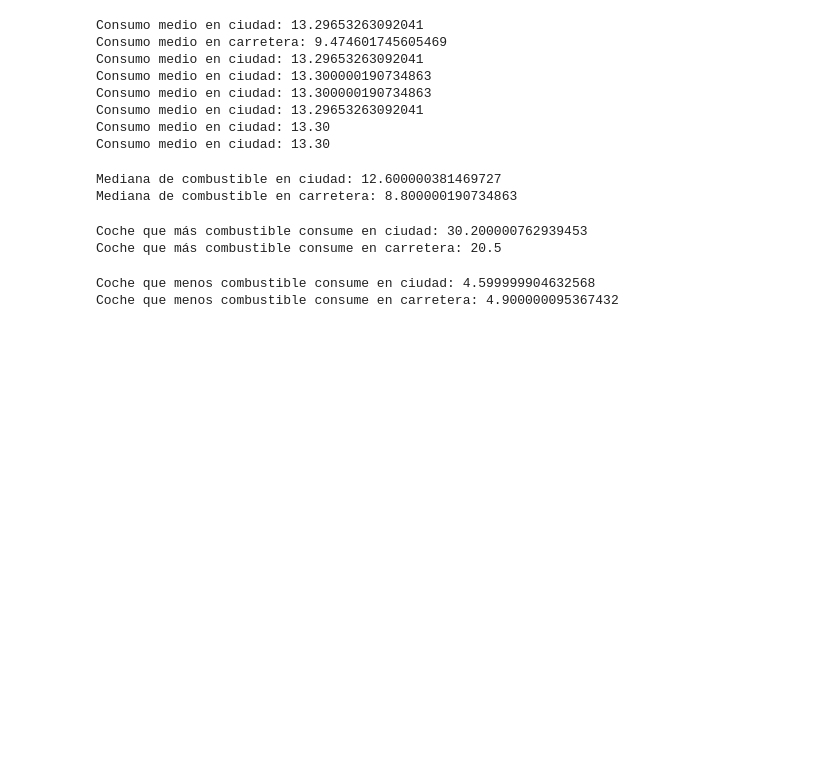
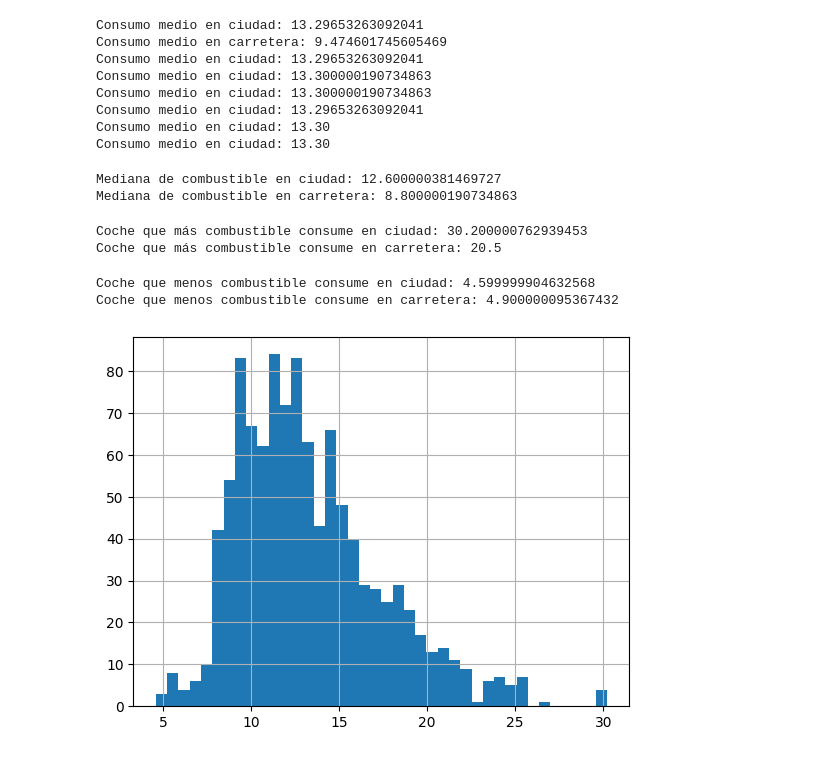
Before and after one commit to CaroliCosas/Bootcamp_Data_Science, a Jupyter notebook: mod2-estudio-matematicas-y-estadistica-main/01.Estudio Ejercicios/05.numpy_estadisticas.ipynb, the cells around one changed output. Saved outputs shown, nothing was run; the diff lists cells and outputs as text; code cells hidden in the pictures; blank space fills up the shorter version.

```diff
--- a/mod2-estudio-matematicas-y-estadistica-main/01.Estudio Ejercicios/05.numpy_estadisticas.ipynb
+++ b/mod2-estudio-matematicas-y-estadistica-main/01.Estudio Ejercicios/05.numpy_estadisticas.ipynb
@@ -94,3 +94,8 @@ print(f"Coche que menos combustible consume en carretera: {np.min(road_consumpti
 # %% [output]
 Coche que menos combustible consume en ciudad: 4.599999904632568
 Coche que menos combustible consume en carretera: 4.900000095367432
+# %%
+plt.hist(city_consumption, bins=40);
+plt.grid()
+# %% [output]
+[figure, added]
```
Also changed, not shown: parts of 4 cells of this notebook, 1 other file.
